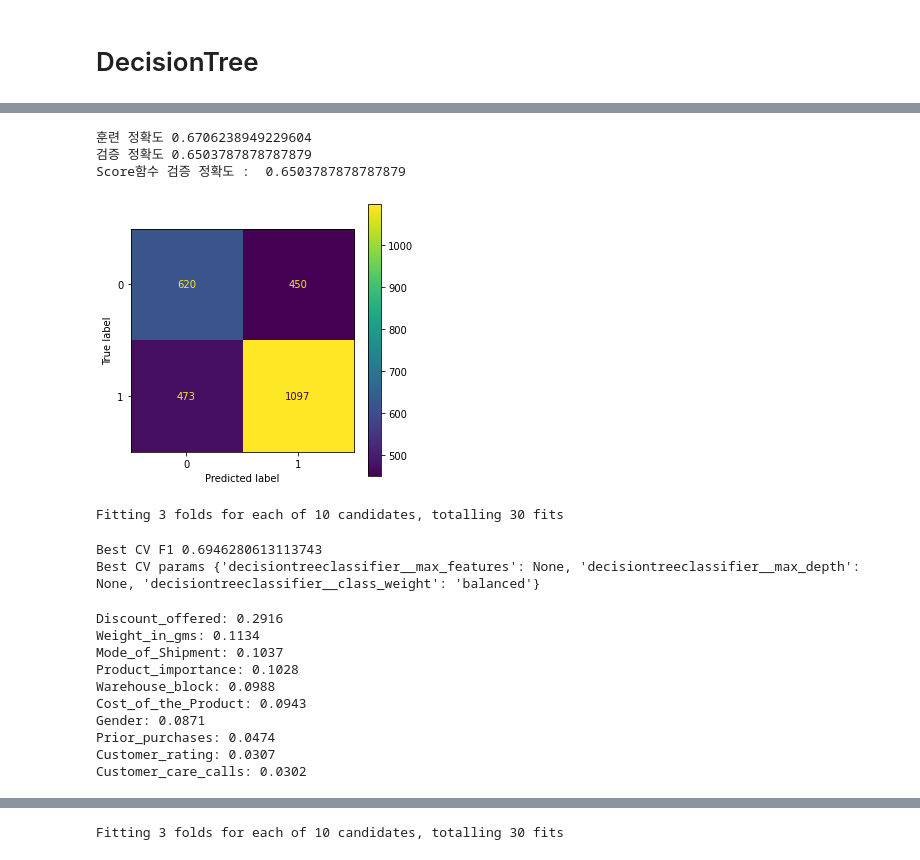
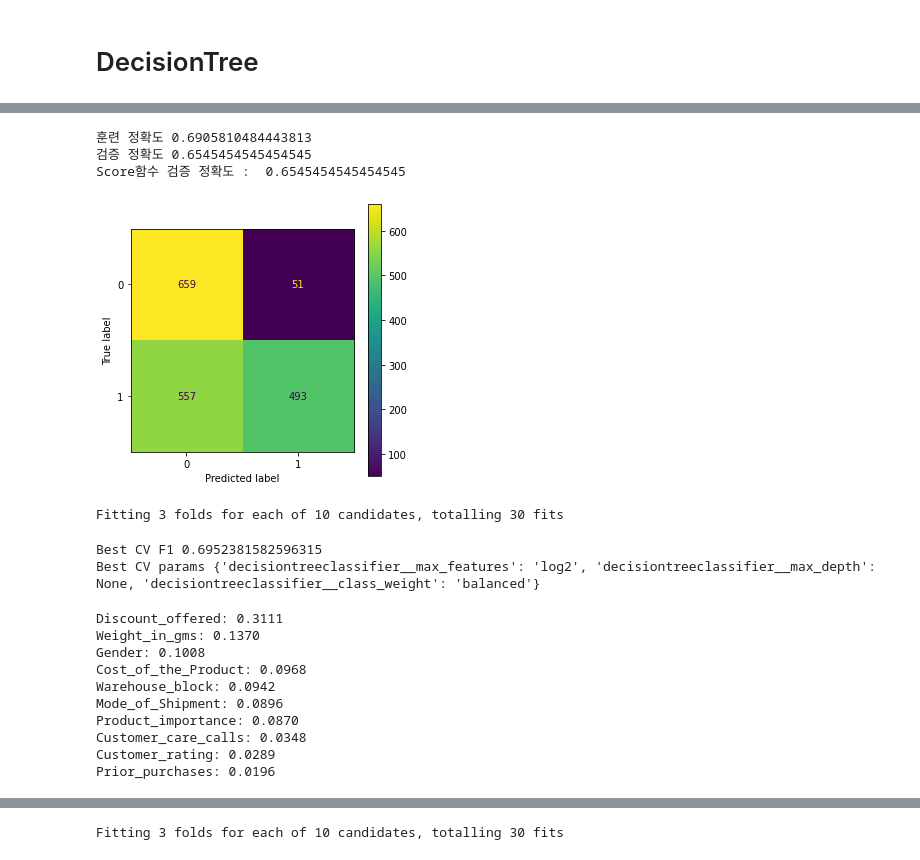
Before and after one commit to giyuntf2/KBDB_Project, a Jupyter notebook: KBDB.ipynb, the cells around one changed output, grey strips where cells are left out. Cells and saved outputs as stored; diff of their text form; code cells hidden in the pictures.

```diff
--- a/KBDB.ipynb
+++ b/KBDB.ipynb
@@ -526,8 +526,8 @@ df = df.rename(columns={'Reached.on.Time_Y.N':'ROT'})
 target = ['ROT']
 feature = df.drop(target, axis=1).columns
 
-train, test = train_test_split(df, test_size=0.4, random_state=42)
-train, val = train_test_split(train, test_size=0.4, random_state=42)
+train, test = train_test_split(df, test_size=0.2, random_state=42)
+train, val = train_test_split(train, test_size=0.2, random_state=42)
 # %%
 X_train, y_train = train[feature], train[target]
 X_val, y_val = val[feature], val[target]
@@ -643,27 +647,27 @@ Score함수 검증 정확도 :  0.6310606060606061
 # %%
 from sklearn.tree import DecisionTreeClassifier
 from sklearn.preprocessing import LabelEncoder, OrdinalEncoder
 from category_encoders import CatBoostEncoder
 
 pipe_DT = make_pipeline(
     CatBoostEncoder(),
-    DecisionTreeClassifier(random_state=42)
+    DecisionTreeClassifier(random_state=42, max_depth=4)
 )
 
 pipe_DT.fit(X_train, y_train)
 
 print('훈련 정확도', pipe_DT.score(X_train, y_train))
 print('검증 정확도', pipe_DT.score(X_val, y_val))
 print('Score함수 검증 정확도 : ', pipe_DT.score(X_val, y_val))
 
 fig, ax = plt.subplots(figsize=(5,5))
 pcm = plot_confusion_matrix(pipe_DT, X_val, y_val, ax=ax)
 plt.show()
 # %% [output]
-훈련 정확도 0.6706238949229604
-검증 정확도 0.6503787878787879
-Score함수 검증 정확도 :  0.6503787878787879
+훈련 정확도 0.6905810484443813
+검증 정확도 0.6545454545454545
+Score함수 검증 정확도 :  0.6545454545454545
-[figure, old version]
+[figure, new version]
 # %%
 import sklearn
 from sklearn.pipeline import make_pipeline, Pipeline
@@ -717,8 +721,8 @@ Fitting 3 folds for each of 10 candidates, totalling 30 fits
 print("Best CV F1", clf.best_score_)
 print("Best CV params", clf.best_params_)
 # %% [output]
-Best CV F1 0.6946280613113743
-Best CV params {'decisiontreeclassifier__max_features': None, 'decisiontreeclassifier__max_depth': None, 'decisiontreeclassifier__class_weight': 'balanced'}
+Best CV F1 0.6952381582596315
+Best CV params {'decisiontreeclassifier__max_features': 'log2', 'decisiontreeclassifier__max_depth': None, 'decisiontreeclassifier__class_weight': 'balanced'}
 # %%
 import numpy as np
 
@@ -744,16 +748,16 @@ feature_importances = get_feature_importances(
 for name, importance in feature_importances:
     print(f"{name}: {importance:.4f}")
 # %% [output]
-Discount_offered: 0.2916
-Weight_in_gms: 0.1134
-Mode_of_Shipment: 0.1037
-Product_importance: 0.1028
-Warehouse_block: 0.0988
-Cost_of_the_Product: 0.0943
-Gender: 0.0871
-Prior_purchases: 0.0474
-Customer_rating: 0.0307
-Customer_care_calls: 0.0302
+Discount_offered: 0.3111
+Weight_in_gms: 0.1370
+Gender: 0.1008
+Cost_of_the_Product: 0.0968
+Warehouse_block: 0.0942
+Mode_of_Shipment: 0.0896
+Product_importance: 0.0870
+Customer_care_calls: 0.0348
+Customer_rating: 0.0289
+Prior_purchases: 0.0196
 # %%
 rf = pipe_DT.named_steps['decisiontreeclassifier']
 importances_ord = pd.Series(rf.feature_importances_, X_train.columns)
```
Also changed, not shown: parts of 25 cells of this notebook.
